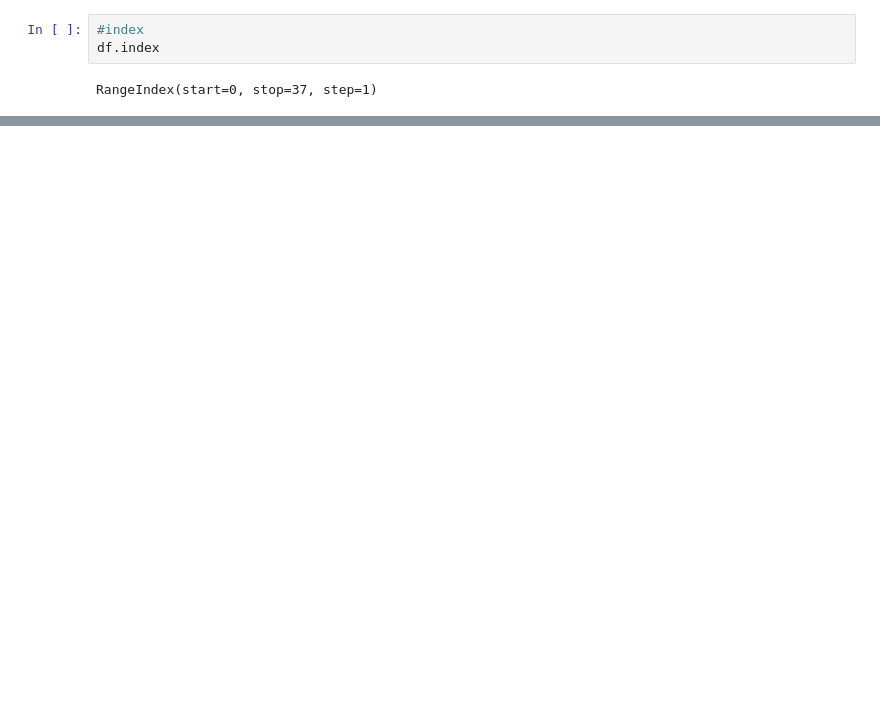
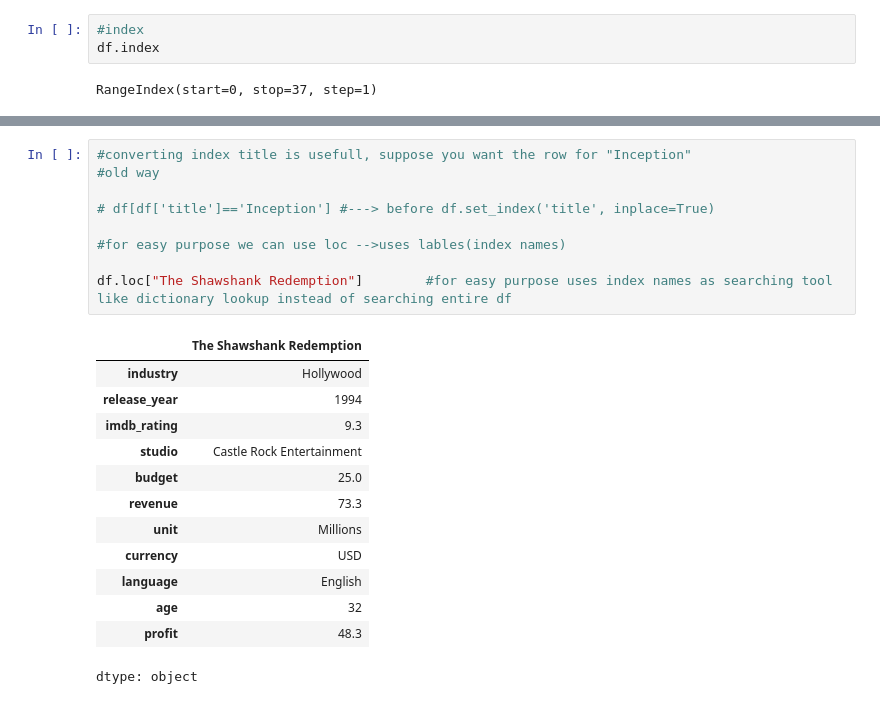
Before and after one commit to azeem932356/Numpy-Pandas-OpenCV-DataVisualization-DataScraping, a Jupyter notebook: Pandas/Pandas.ipynb, the cells around one changed output, grey strips where cells are left out. Drawn from its saved outputs; the diff is of its cells as text; blank space fills up the shorter version.

```diff
--- a/Pandas/Pandas.ipynb
+++ b/Pandas/Pandas.ipynb
@@ -446,3 +460,26 @@ df.head(3)
 | Pather Panchali | Bollywood | 1955 | 8.3 | Government of West Bengal | 70000.0 | 100000.0 | Thousands | INR | Bengali | 71 | ... |
 | Doctor Strange in the Multiverse ... | Hollywood | 2022 | 7.0 | Marvel Studios | 200.0 | 954.8 | Millions | USD | English | 4 | ... |
 | Thor: The Dark World | Hollywood | 2013 | 6.8 | Marvel Studios | 165.0 | 644.8 | Millions | USD | English | 13 | ... |
+# %%
+#converting index title is usefull, suppose you want the row for "Inception"
+#old way
+
+# df[df['title']=='Inception'] #---> before df.set_index('title', inplace=True)
+
+#for easy purpose we can use loc -->uses lables(index names)
+
+df.loc["The Shawshank Redemption"]        #for easy purpose uses index names as searching tool like dictionary lookup instead of searching entire df
+# %% [output]
+|  | The Shawshank Redemption |
+| industry | Hollywood |
+| release_year | 1994 |
+| imdb_rating | 9.3 |
+| studio | Castle Rock Entertainment |
+| budget | 25.0 |
+| revenue | 73.3 |
+| unit | Millions |
+| currency | USD |
+| language | English |
+| age | 32 |
+| profit | 48.3 |
+dtype: object
```
Also changed, not shown: parts of 8 cells of this notebook.
